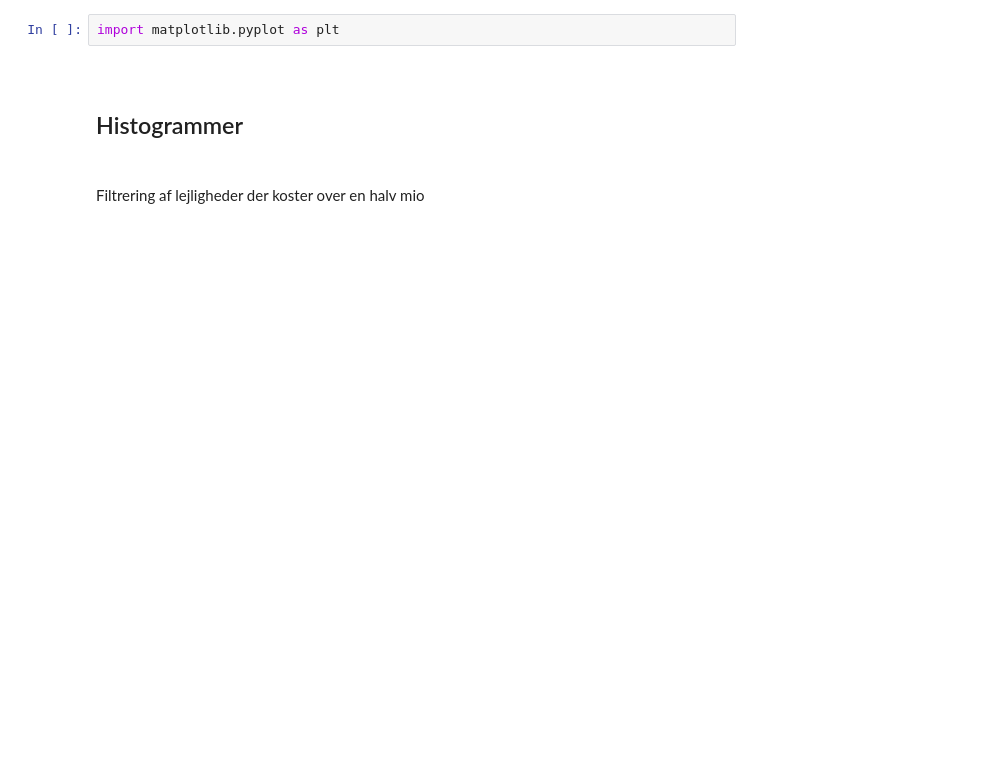
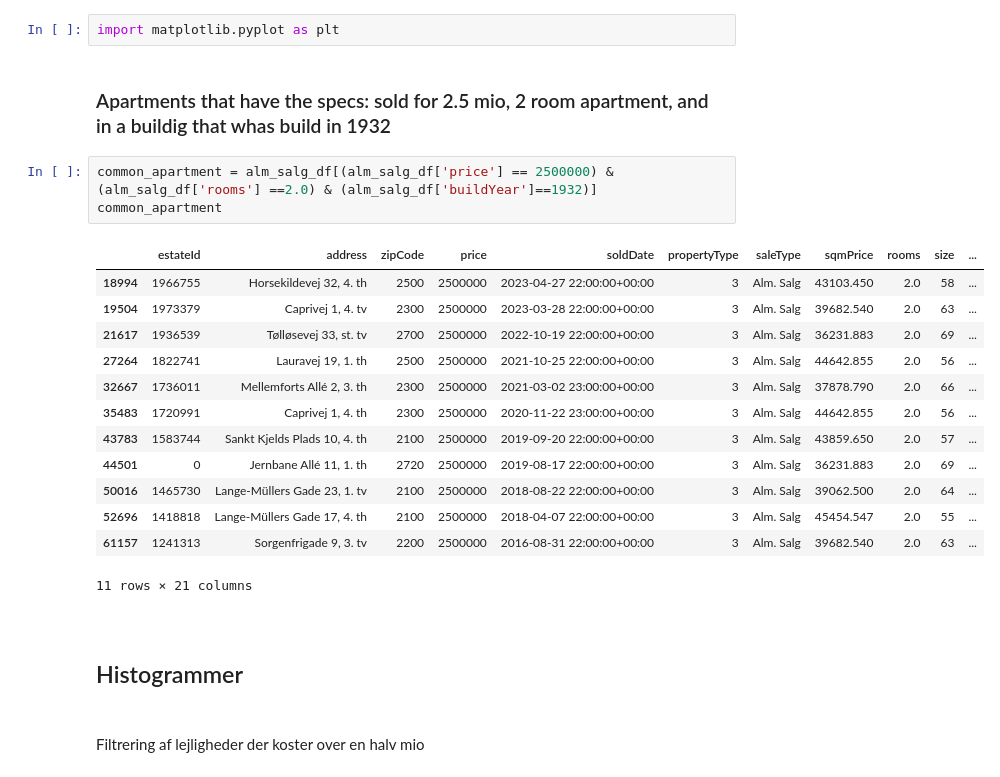
Before and after one commit to Pelvig1999/apartements, a Jupyter notebook: notebooks/data.ipynb, the cells around one changed output. Saved outputs shown, nothing was run; the diff lists cells and outputs as text; blank space fills up the shorter version.

```diff
--- a/notebooks/data.ipynb
+++ b/notebooks/data.ipynb
@@ -201,5 +283,24 @@ print('Most common square meter price:',mean_sqmPrice)
 # %%
 import matplotlib.pyplot as plt
+# %% [markdown]
+### Apartments that have the specs: sold for 2.5 mio, 2 room apartment, and in a buildig that whas build in 1932
+# %%
+common_apartment = alm_salg_df[(alm_salg_df['price'] == 2500000) & (alm_salg_df['rooms'] ==2.0) & (alm_salg_df['buildYear']==1932)]
+common_apartment
+# %% [output]
+|  | estateId | address | zipCode | price | soldDate | propertyType | saleType | sqmPrice | rooms | size | ... |
+| 18994 | 1966755 | Horsekildevej 32, 4. th | 2500 | 2500000 | 2023-04-27 22:00:00+00:00 | 3 | Alm. Salg | 43103.450 | 2.0 | 58 | ... |
+| 19504 | 1973379 | Caprivej 1, 4. tv | 2300 | 2500000 | 2023-03-28 22:00:00+00:00 | 3 | Alm. Salg | 39682.540 | 2.0 | 63 | ... |
+| 21617 | 1936539 | Tølløsevej 33, st. tv | 2700 | 2500000 | 2022-10-19 22:00:00+00:00 | 3 | Alm. Salg | 36231.883 | 2.0 | 69 | ... |
+| 27264 | 1822741 | Lauravej 19, 1. th | 2500 | 2500000 | 2021-10-25 22:00:00+00:00 | 3 | Alm. Salg | 44642.855 | 2.0 | 56 | ... |
+| 32667 | 1736011 | Mellemforts Allé 2, 3. th | 2300 | 2500000 | 2021-03-02 23:00:00+00:00 | 3 | Alm. Salg | 37878.790 | 2.0 | 66 | ... |
+| 35483 | 1720991 | Caprivej 1, 4. th | 2300 | 2500000 | 2020-11-22 23:00:00+00:00 | 3 | Alm. Salg | 44642.855 | 2.0 | 56 | ... |
+| 43783 | 1583744 | Sankt Kjelds Plads 10, 4. th | 2100 | 2500000 | 2019-09-20 22:00:00+00:00 | 3 | Alm. Salg | 43859.650 | 2.0 | 57 | ... |
+| 44501 | 0 | Jernbane Allé 11, 1. th | 2720 | 2500000 | 2019-08-17 22:00:00+00:00 | 3 | Alm. Salg | 36231.883 | 2.0 | 69 | ... |
+| 50016 | 1465730 | Lange-Müllers Gade 23, 1. tv | 2100 | 2500000 | 2018-08-22 22:00:00+00:00 | 3 | Alm. Salg | 39062.500 | 2.0 | 64 | ... |
+| 52696 | 1418818 | Lange-Müllers Gade 17, 4. th | 2100 | 2500000 | 2018-04-07 22:00:00+00:00 | 3 | Alm. Salg | 45454.547 | 2.0 | 55 | ... |
+| 61157 | 1241313 | Sorgenfrigade 9, 3. tv | 2200 | 2500000 | 2016-08-31 22:00:00+00:00 | 3 | Alm. Salg | 39682.540 | 2.0 | 63 | ... |
+11 rows × 21 columns
 # %% [markdown]
 <br>
 
```
Also changed, not shown: parts of 18 cells of this notebook, 6 other files.
